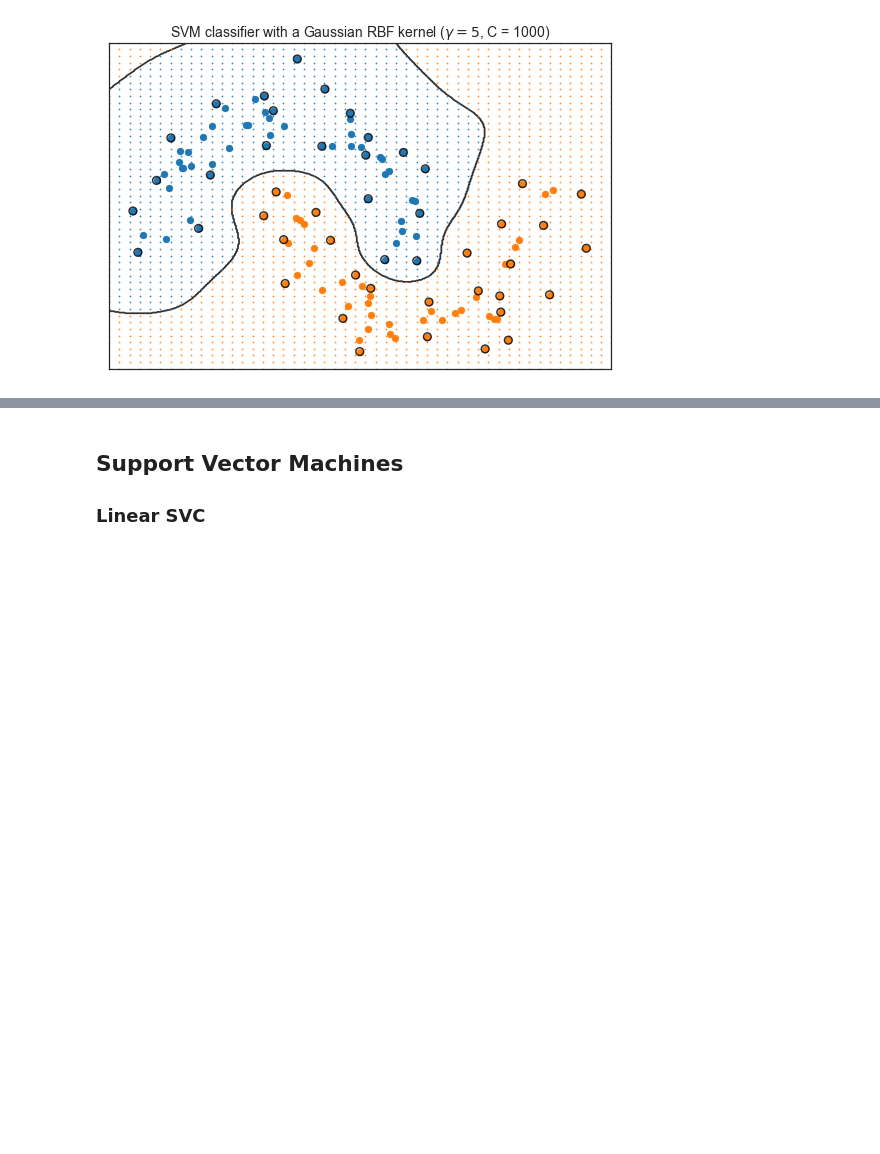
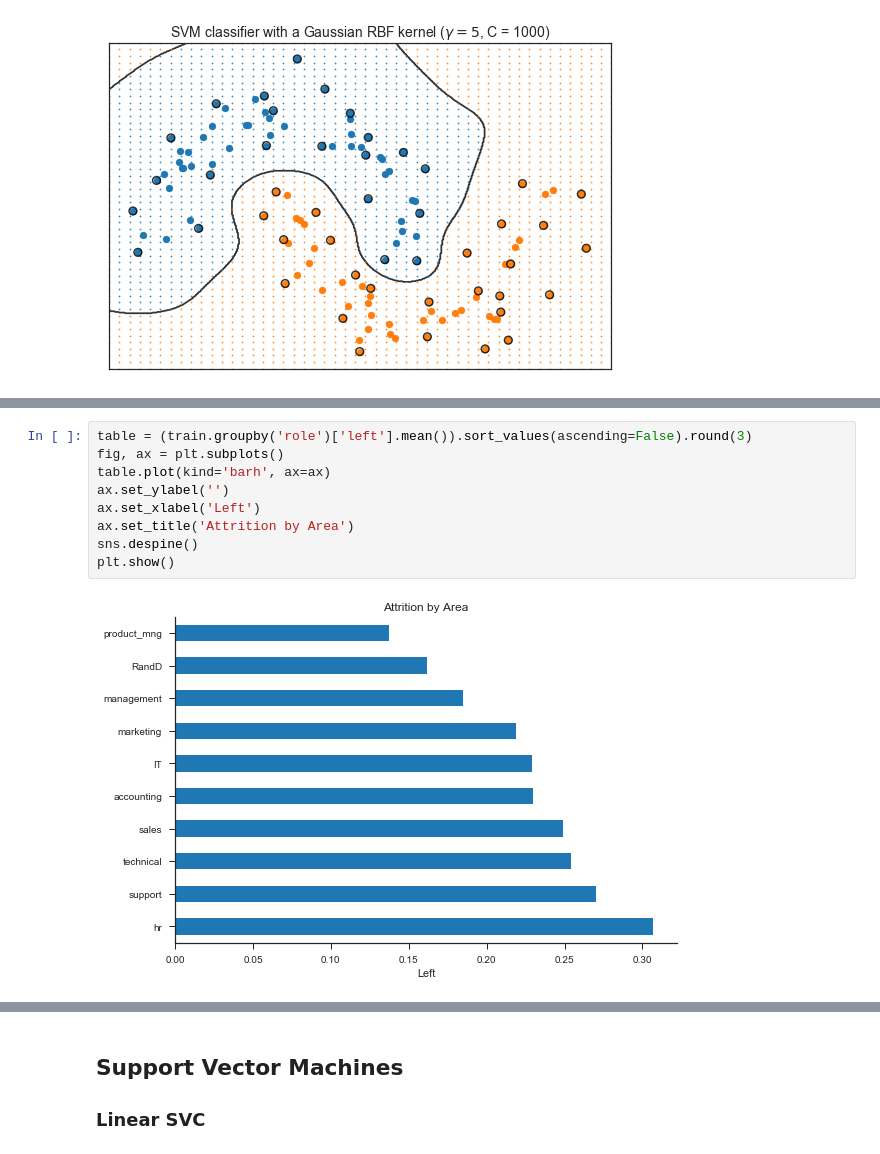
Before and after one commit to mscharth/ml-workshop, a Jupyter notebook: 09 Support Vector Machines.ipynb, the cells around one changed output, grey strips where cells are left out. Cells and saved outputs as stored; diff of their text form; blank space fills up the shorter version.

```diff
--- a/09 Support Vector Machines.ipynb
+++ b/09 Support Vector Machines.ipynb
@@ -239,0 +273,11 @@ X_test = test[predictors]
+# %%
+table = (train.groupby('role')['left'].mean()).sort_values(ascending=False).round(3)
+fig, ax = plt.subplots()
+table.plot(kind='barh', ax=ax)
+ax.set_ylabel('')
+ax.set_xlabel('Left')
+ax.set_title('Attrition by Area')
+sns.despine()
+plt.show()
+# %% [output]
+[figure, added]
```
Also changed, not shown: parts of 23 cells of this notebook.
